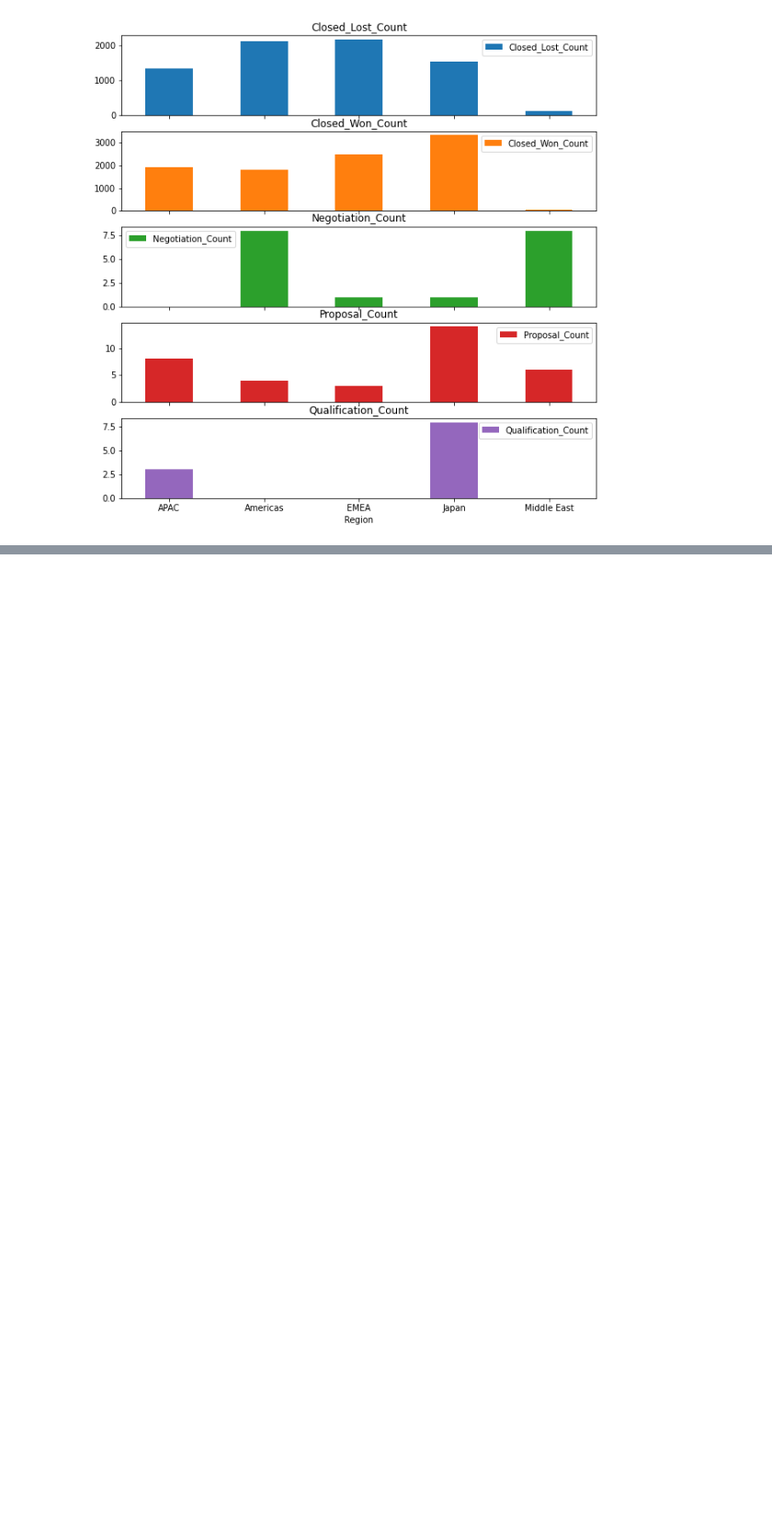
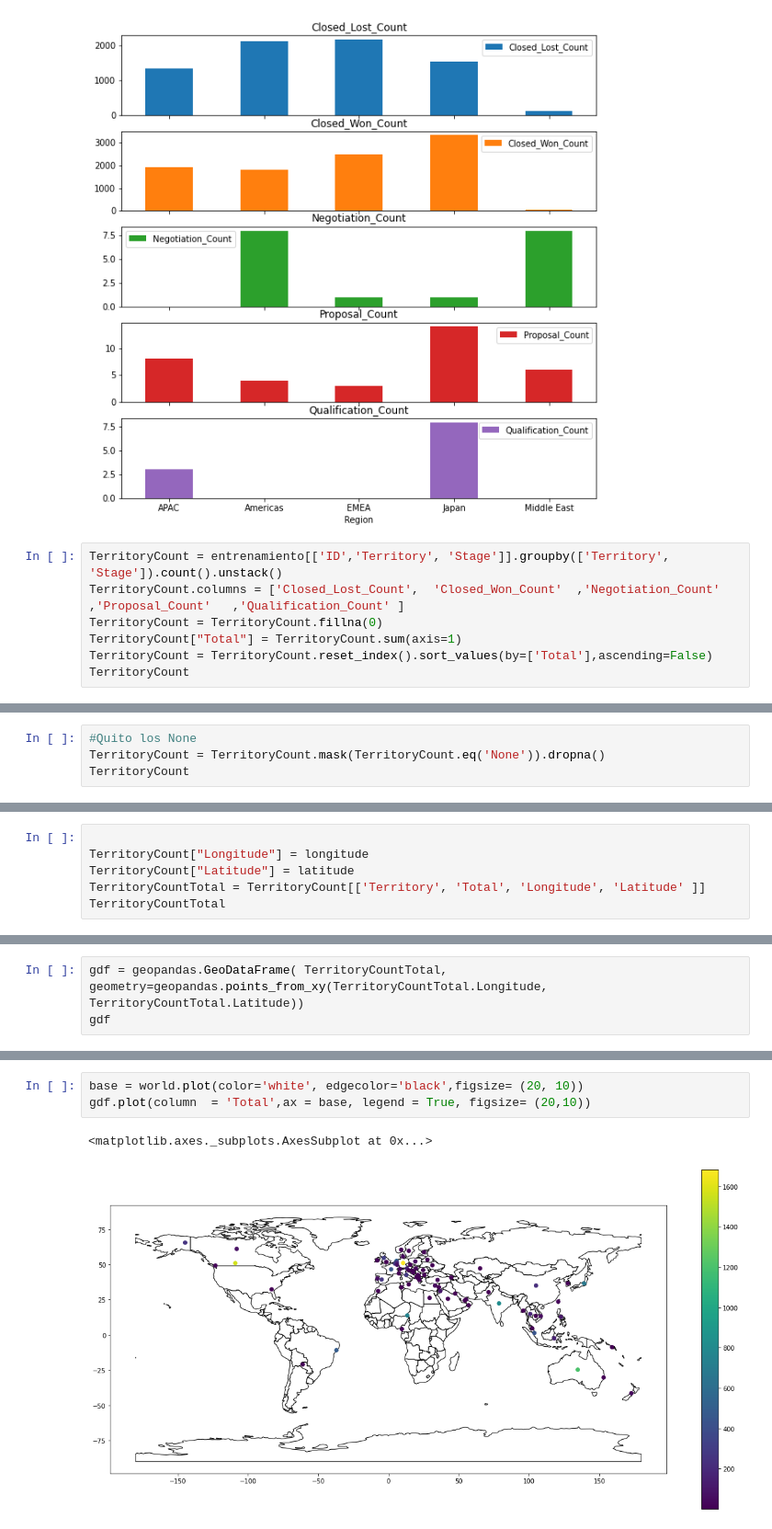
Before and after one commit to Fiuba-Big-Data-Analytics/Fiuba-Big-Data-Analytics-TPs, a Jupyter notebook: Tp1/Regions.ipynb, the cells around one changed output, grey strips where cells are left out. Shown: that part at 92% size. Cells and saved outputs as stored; diff of their text form; blank space fills up the shorter version.

```diff
--- a/Tp1/Regions.ipynb
+++ b/Tp1/Regions.ipynb
@@ -58,3 +75,10 @@ Index(['APAC', 'Americas', 'EMEA', 'Japan', 'Middle East'], dtype='object', name
 axes = RegionCountStage.plot.bar(rot=0, subplots=True, figsize=(10,10))
 # %% [output]
 [figure]
+# %%
+TerritoryCount = entrenamiento[['ID','Territory', 'Stage']].groupby(['Territory', 'Stage']).count().unstack()
+TerritoryCount.columns = ['Closed_Lost_Count',	'Closed_Won_Count'	,'Negotiation_Count'	,'Proposal_Count'	,'Qualification_Count' ]
+TerritoryCount = TerritoryCount.fillna(0)
+TerritoryCount["Total"] = TerritoryCount.sum(axis=1)
+TerritoryCount = TerritoryCount.reset_index().sort_values(by=['Total'],ascending=False)
+TerritoryCount
@@ -60,0 +99,4 @@ axes = RegionCountStage.plot.bar(rot=0, subplots=True, figsize=(10,10))
+# %%
+#Quito los None
+TerritoryCount = TerritoryCount.mask(TerritoryCount.eq('None')).dropna()
+TerritoryCount
@@ -60,0 +182,6 @@ axes = RegionCountStage.plot.bar(rot=0, subplots=True, figsize=(10,10))
+# %%
+
+TerritoryCount["Longitude"] = longitude
+TerritoryCount["Latitude"] = latitude
+TerritoryCountTotal = TerritoryCount[['Territory', 'Total', 'Longitude', 'Latitude' ]]
+TerritoryCountTotal
@@ -60,0 +202,3 @@ axes = RegionCountStage.plot.bar(rot=0, subplots=True, figsize=(10,10))
+# %%
+gdf = geopandas.GeoDataFrame( TerritoryCountTotal, geometry=geopandas.points_from_xy(TerritoryCountTotal.Longitude, TerritoryCountTotal.Latitude))
+gdf
@@ -60,0 +219,6 @@ axes = RegionCountStage.plot.bar(rot=0, subplots=True, figsize=(10,10))
+# %%
+base = world.plot(color='white', edgecolor='black',figsize= (20, 10))
+gdf.plot(column  = 'Total',ax = base, legend = True, figsize= (20,10))
+# %% [output]
+<matplotlib.axes._subplots.AxesSubplot at 0x...>
+[figure, added]
```
Also changed, not shown: parts of 11 cells of this notebook.
